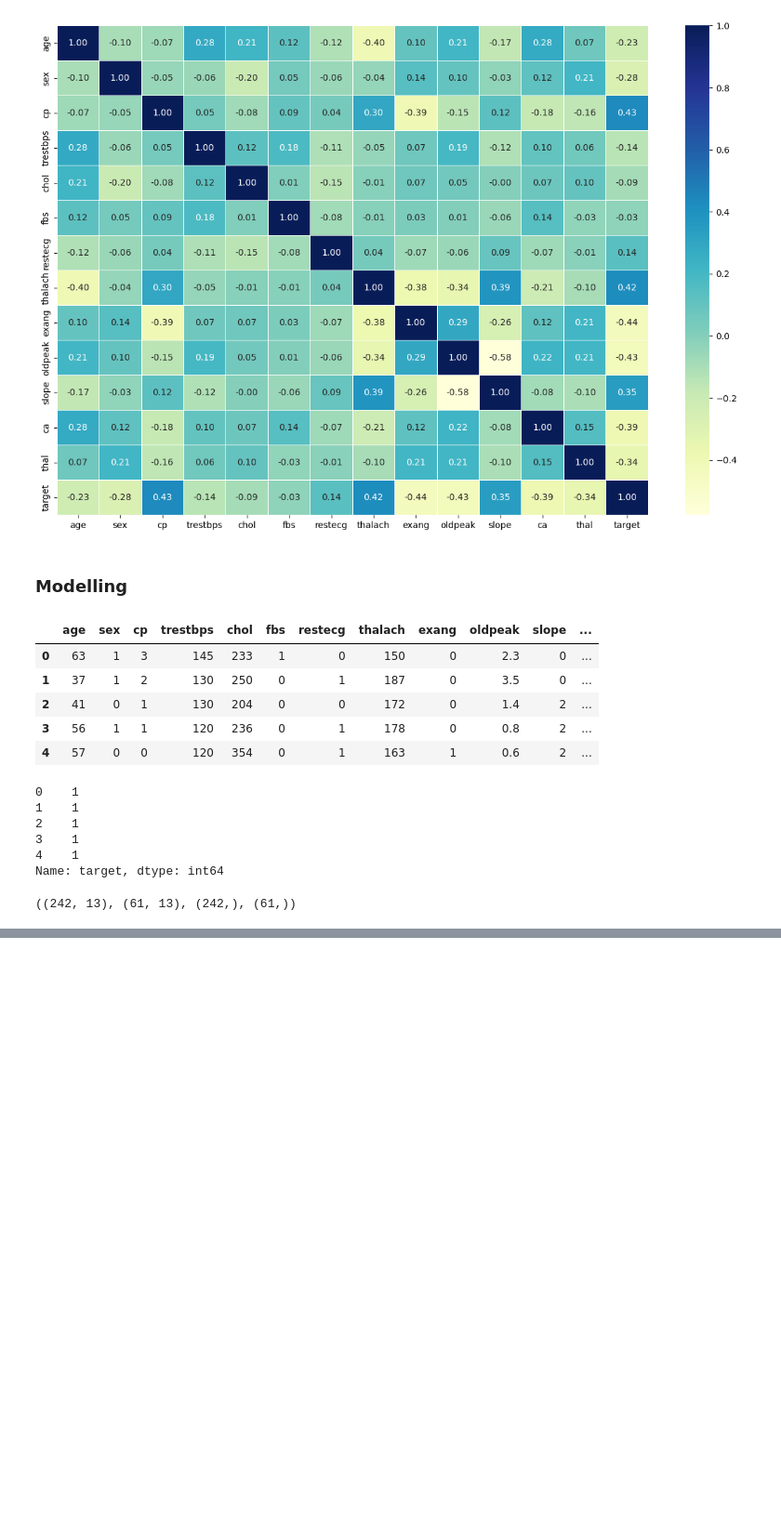
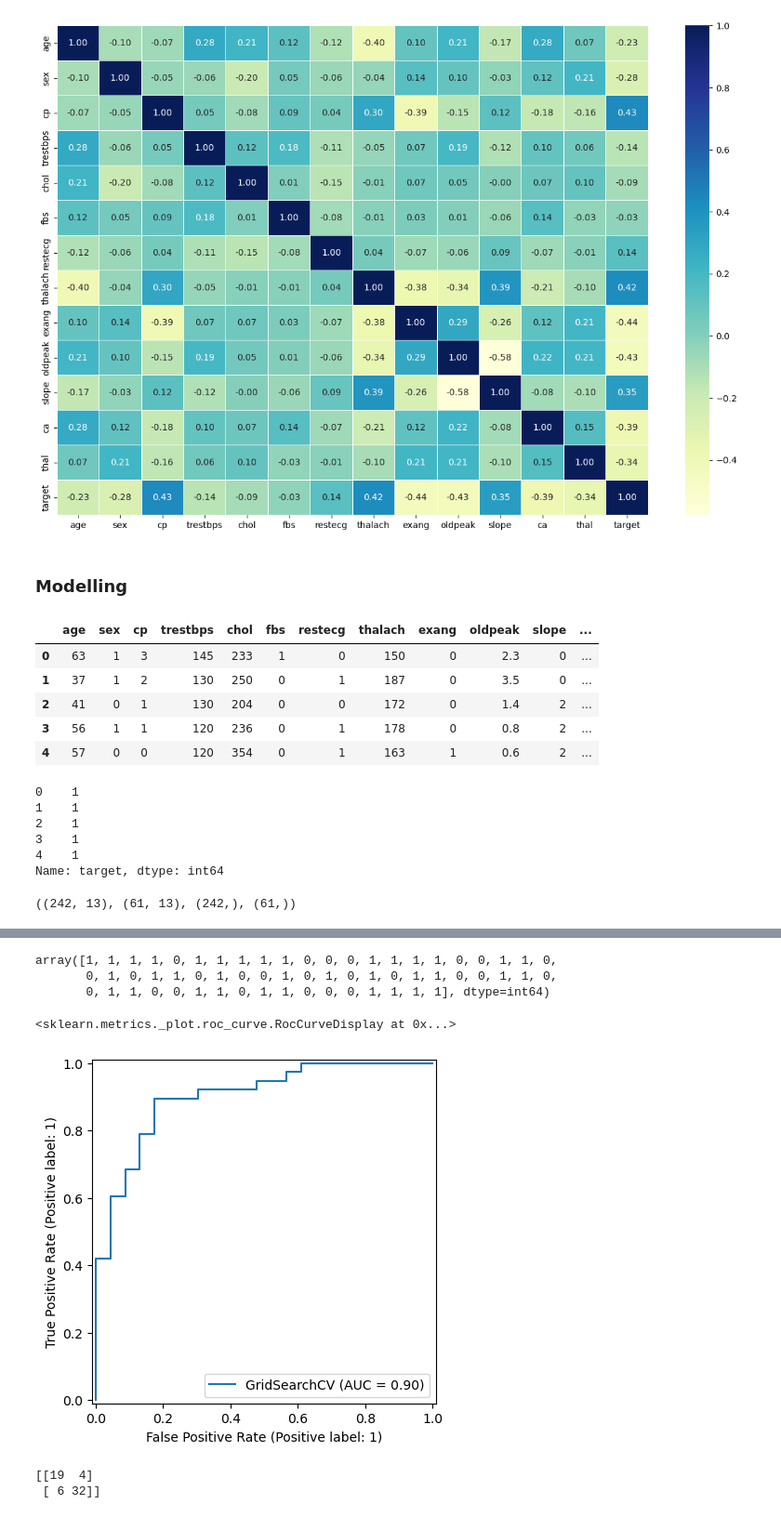
Before and after one commit to NithiinR/Heart_Disease_Prediction, a Jupyter notebook: Heart_Disease_Classifcation.ipynb, the cells around one changed output, grey strips where cells are left out. Shown: that part at 93% size. Saved outputs shown, nothing was run; the diff lists cells and outputs as text; code cells hidden in the pictures; blank space fills up the shorter version.

```diff
--- a/Heart_Disease_Classifcation.ipynb
+++ b/Heart_Disease_Classifcation.ipynb
@@ -332,0 +458,14 @@ x_train.shape, x_test.shape, y_train.shape, y_test.shape
+# %%
+# Tune LogisticRegression
+
+np.random.seed(42)
+
+# Setup random hyperparameter search for LogisticRegression
+rs_log_reg = RandomizedSearchCV(LogisticRegression(),
+                                param_distributions=log_reg_grid,
+                                cv=5,
+                                n_iter=20,
+                                verbose=True)
+
+# Fit random hyperparameter search model for LogisticRegression
+rs_log_reg.fit(x_train, y_train)
@@ -332,0 +490,13 @@ x_train.shape, x_test.shape, y_train.shape, y_test.shape
+# %%
+# Setup random seed
+np.random.seed(42)
+
+# Setup random hyperparameter search for RandomForestClassifier
+rs_rf = RandomizedSearchCV(RandomForestClassifier(),
+                           param_distributions=rf_grid,
+                           cv=5,
+                           n_iter=20,
+                           verbose=True)
+
+# Fit random hyperparameter search model for RandomForestClassifier()
+rs_rf.fit(x_train, y_train)
@@ -332,0 +533,13 @@ x_train.shape, x_test.shape, y_train.shape, y_test.shape
+# %%
+# Different hyperparameters for our LogisticRegression model
+log_reg_grid = {"C": np.logspace(-4, 4, 30),
+                "solver": ["liblinear"]}
+
+# Setup grid hyperparameter search for LogisticRegression
+gs_log_reg = GridSearchCV(LogisticRegression(),
+                          param_grid=log_reg_grid,
+                          cv=5,
+                          verbose=True)
+
+# Fit grid hyperparameter search model
+gs_log_reg.fit(x_train, y_train);
@@ -332,0 +567,20 @@ x_train.shape, x_test.shape, y_train.shape, y_test.shape
+# %%
+# Make predictions with tuned model
+y_pred = gs_log_reg.predict(x_test)
+y_pred
+# %% [output]
+array([1, 1, 1, 1, 0, 1, 1, 1, 1, 1, 0, 0, 0, 1, 1, 1, 1, 0, 0, 1, 1, 0,
+       0, 1, 0, 1, 1, 0, 1, 0, 0, 1, 0, 1, 0, 1, 0, 1, 1, 0, 0, 1, 1, 0,
+       0, 1, 1, 0, 0, 1, 1, 0, 1, 1, 0, 0, 0, 1, 1, 1, 1], dtype=int64)
+# %%
+# Plot ROC curve and calculate and calculate AUC metric
+RocCurveDisplay.from_estimator(gs_log_reg, x_test, y_test)
+# %% [output]
+<sklearn.metrics._plot.roc_curve.RocCurveDisplay at 0x...>
+[figure, added]
+# %%
+# confusion matrix
+print(confusion_matrix(y_test,y_pred))
+# %% [output]
+[[19  4]
+ [ 6 32]]
```
Also changed, not shown: parts of 46 cells of this notebook.
